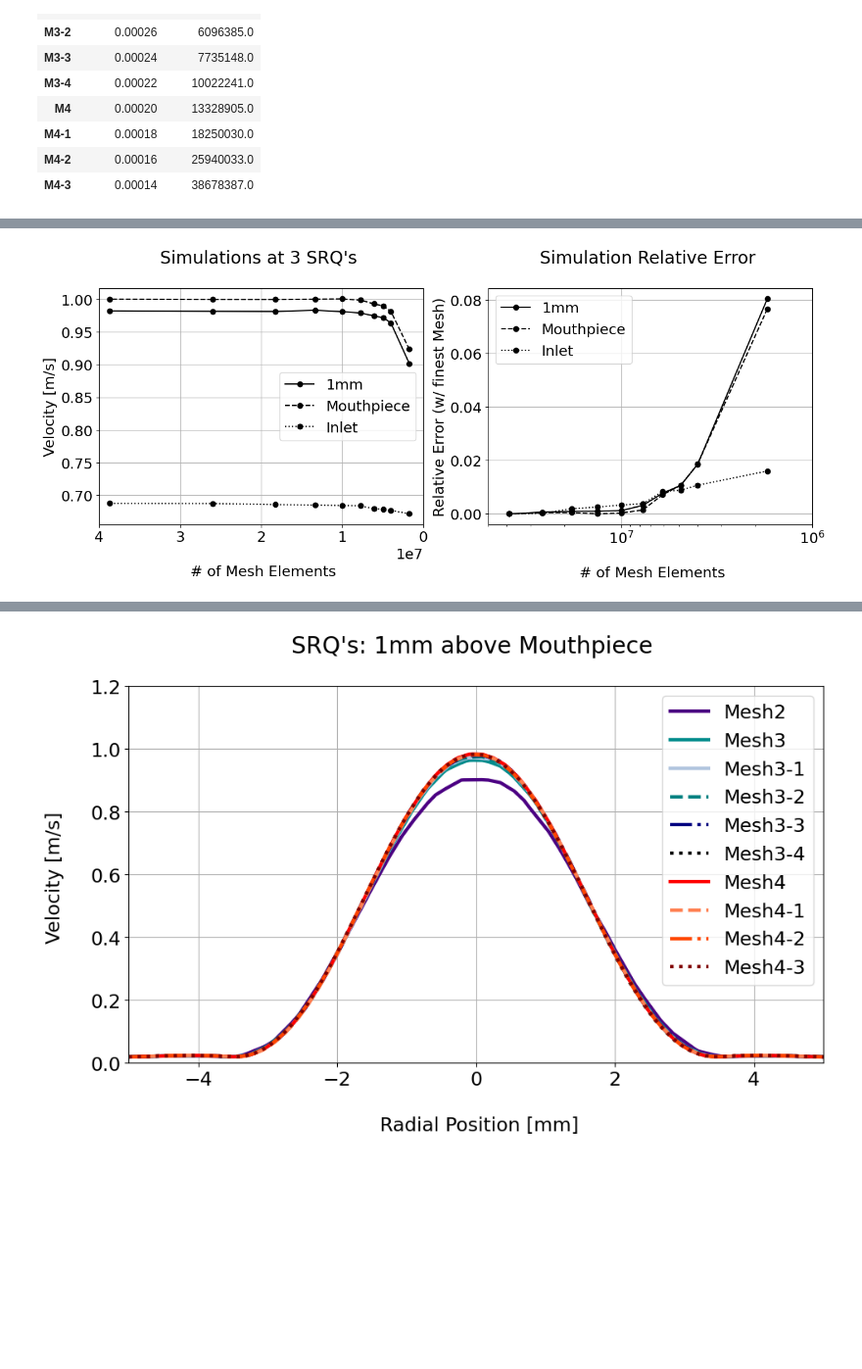
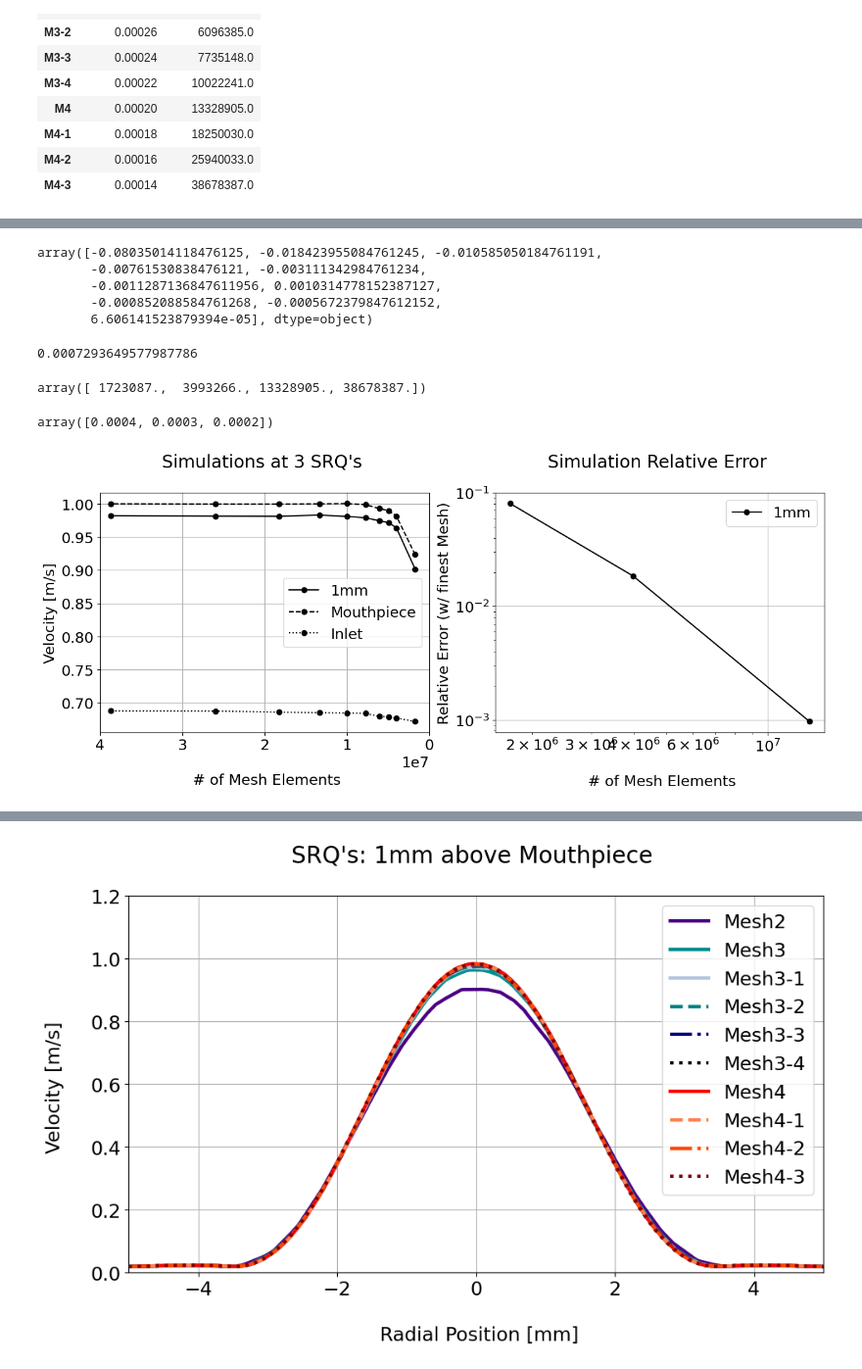
Before and after one commit to plinarodriguez/repro-edds, a Jupyter notebook: afm/verification/Verification.ipynb, the cells around one changed output, grey strips where cells are left out. Shown at 98% size. Drawn from its saved outputs; the diff is of its cells as text; code cells hidden in the pictures; blank space fills up the shorter version.

```diff
--- a/afm/verification/Verification.ipynb
+++ b/afm/verification/Verification.ipynb
@@ -82,0 +110,49 @@ meshref_df.transpose()
+# %%
+### Errors by comparing with finest mesh
+# discrErr1mm   = np.array(df_meshrefinement_trans[1][1:]-df_meshrefinement_trans[1][1:][-1])
+# discrErrMp    = np.array(df_meshrefinement_trans[2][1:]-df_meshrefinement_trans[2][1:][-1])
+# discrErrInlet = np.array(df_meshrefinement_trans[8][1:]-df_meshrefinement_trans[8][1:][-1])
+#### Errors by comparing with Richardson Extrapolation
+#richExt = 0.9820649028
+richExt = 0.9819988413847612
+meshvsmesh = np.array(df_meshrefinement_trans[1][1:]-df_meshrefinement_trans[1][1:][-1])
+discrErr1mm   = np.array(df_meshrefinement_trans[1][1:]-richExt)
+discrErrMp    = np.array(df_meshrefinement_trans[2][1:]-richExt)
+discrErrInlet = np.array(df_meshrefinement_trans[8][1:]-richExt)
+discrErr1mm
+# %% [output]
+array([-0.08035014118476125, -0.018423955084761245, -0.010585050184761191,
+       -0.00761530838476121, -0.003111342984761234,
+       -0.0011287136847611956, 0.0010314778152387127,
+       -0.000852088584761268, -0.0005672379847612152,
+       6.606141523879394e-05], dtype=object)
+# %%
+j= 0
+try11,try12,try13 = [],[],[]
+for i in discrErr1mm:
+    try1 = np.sqrt(((1/2)*discrErr1mm[j]**2 ) )
+    try2 = np.sqrt(((1/2)*discrErrMp[j]**2   ))
+    try3 = np.sqrt(((1/2)*discrErrInlet[j]**2 ))
+    try11.append(try1)
+    try12.append(try2)
+    try13.append(try3)
+    j+=1
+try11[6]
+# %% [output]
+0.0007293649577987786
+# %%
+# These are for M2,M3,M4
+totalelementsSome = np.array([totalelements[0],totalelements[1],totalelements[6],totalelements[9]]) #,totalelements[8]])
+discrErr1mmSome = np.array([discrErr1mm [0],discrErr1mm [1],discrErr1mm [6],discrErr1mm [9]]) #,discrErr1mm [8]])
+discrErrMpSome = np.array([discrErrMp [0],discrErrMp [1],discrErrMp [6]]) #,discrErrMp [8]])
+discrErrInletSome = np.array([discrErrInlet [0],discrErrInlet [1],discrErrInlet [6]]) #,discrErrInlet [8]])
+try111 = np.array([try11[0],try11[1],try11[6],try11[9]])
+# These are for M3,M3-1,M3-2,M3-3,M3-4
+# totalelementsSome = np.array([totalelements[1], totalelements[2],totalelements[3],totalelements[4] ,totalelements[5]     ]) #,totalelements[8]])
+# discrErr1mmSome = np.array([  discrErr1mm[1]  , discrErr1mm[2]  ,discrErr1mm [3] ,discrErr1mm [4]  ,discrErr1mm [5]      ]) #,discrErr1mm [8]])
+# discrErrMpSome = np.array([   discrErrMp[1]   , discrErrMp[2]   ,discrErrMp [3]  ,discrErrMp [4]   ,discrErrMp [5]       ]) #,discrErrMp [8]])
+# discrErrInletSome = np.array([discrErrInlet[1], discrErrInlet[2],discrErrInlet [3],discrErrInlet [4],discrErrInlet [5]   ]) #,discrErrInlet [8]])
+# %%
+totalelementsSome
+# %% [output]
+array([ 1723087.,  3993266., 13328905., 38678387.])
@@ -83,25 +161,40 @@ meshref_df.transpose()
+# %%
+totalelementsSome
+np.abs(discrErr1mmSome)
+elemsizeSome = np.array([0.0004,0.0003,0.0002]) #,0.00018,0.00016,0.00014]
+elemsizeSome
+# %% [output]
+array([0.0004, 0.0003, 0.0002])
 # %%
 plt.figure(figsize=(15,5))
 plt.subplot(1, 2, 1)
 plt.xlabel('\n # of Mesh Elements')
 plt.ylabel('Velocity [m/s]')
 plt.title('Simulations at 3 SRQ\'s \n')
 plt.plot(totalelements,df_meshrefinement_trans[1][1:],'-ok', label='1mm')
 plt.plot(totalelements,df_meshrefinement_trans[2][1:],'ok--', label='Mouthpiece')
 plt.plot(totalelements,df_meshrefinement_trans[8][1:],'ok:', label='Inlet')
 plt.xlim(4e7, 0)
 plt.legend()
 plt.grid()
 plt.subplot(1, 2, 2)
 plt.xlabel('\n # of Mesh Elements')
 plt.ylabel('Relative Error (w/ finest Mesh)')
 plt.title('Simulation Relative Error \n')
-plt.semilogx(totalelements,np.abs(df_meshrefinement_trans[1][1:]-df_meshrefinement_trans[1][1:][-1]) ,'-ok', label='1mm')
-plt.semilogx(totalelements,np.abs(df_meshrefinement_trans[2][1:]-df_meshrefinement_trans[2][1:][-1]) ,'ok--', label='Mouthpiece')
-plt.semilogx(totalelements,np.abs(df_meshrefinement_trans[8][1:]-df_meshrefinement_trans[8][1:][-1]) ,'ok:', label='Inlet')
-plt.xlim(5e7, 1e6)
+# plt.semilogx(totalelements,np.abs(df_meshrefinement_trans[1][1:]-df_meshrefinement_trans[1][1:][-1]) ,'-ok', label='1mm')
+# plt.semilogx(totalelements,np.abs(df_meshrefinement_trans[2][1:]-df_meshrefinement_trans[2][1:][-1]) ,'ok--', label='Mouthpiece')
+# plt.semilogx(totalelements,np.abs(df_meshrefinement_trans[8][1:]-df_meshrefinement_trans[8][1:][-1]) ,'ok:', label='Inlet')
+####
+# plt.loglog(totalelements[0:-1],np.abs(discrErr1mm  [0:-1]) ,'-ok', label='1mm')
+# plt.loglog(totalelements[0:-1],np.abs(discrErrMp   [0:-1]) ,'ok--', label='Mouthpiece')
+# plt.loglog(totalelements[0:-1],np.abs(discrErrInlet[0:-1]),'ok:', label='Inlet')
+
+plt.loglog(totalelementsSome,np.abs(discrErr1mmSome  ) ,'-ok', label='1mm')
+# plt.loglog(totalelementsSome,np.abs(discrErrMpSome   ) ,'ok--', label='Mouthpiece')
+# plt.loglog(totalelementsSome,np.abs(discrErrInletSome),'ok:', label='Inlet')
+# plt.xlim(5e7, 1e6)
 plt.legend()
 plt.grid()
-plt.savefig('images/simulation_meshes.png', dpi=300)
+# plt.savefig('images/simulation_meshes.png', dpi=300)
 # %% [output]
-[figure, old version]
+[figure, new version]
```
Also changed, not shown: parts of 17 cells of this notebook.
